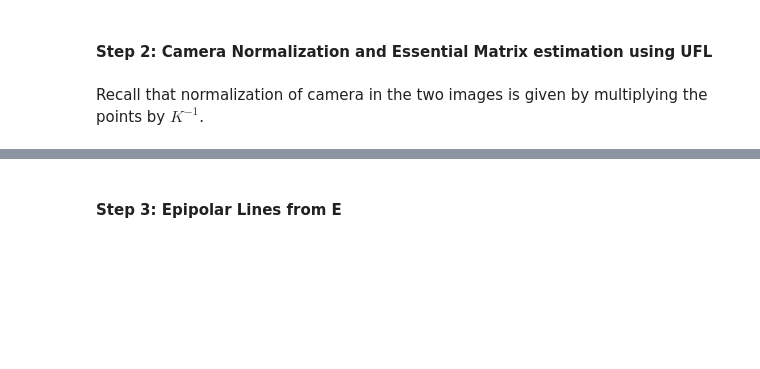
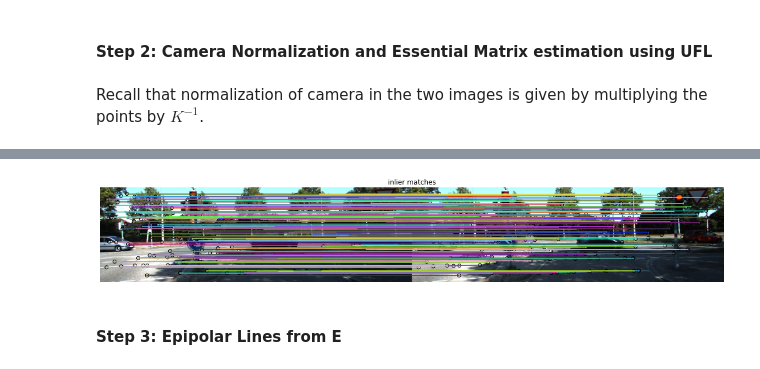
Before and after one commit to meixinzhang/rigid-moving-objects, a Jupyter notebook: rigid-moving-object.ipynb, the cells around one changed output, grey strips where cells are left out. Saved outputs shown, nothing was run; the diff lists cells and outputs as text; code cells hidden in the pictures; blank space fills up the shorter version.

```diff
--- a/rigid-moving-object.ipynb
+++ b/rigid-moving-object.ipynb
@@ -142,0 +113,78 @@ the number of inliers is 185
+# %%
+def estimate_ufl (src_pts, dst_pts, K = 1000, gamma = 0.01, T = 1e-20) :
+    """
+    Estimates a homography from src_pts to dst_pts using the UFL method.
+    K is the number of initial points to choose from
+    """
+    assert len(src_pts) == len(dst_pts)
+    num_pts = len(src_pts)
+
+    # Initial set of models
+    models = []
+
+    # Randomly choose K lines
+    for i in range(K) :
+        # Randomly choose 8 points
+        random_idx = np.random.choice(num_pts, 8, replace=False)
+        src_random = src_pts[random_idx]
+        dst_random = dst_pts[random_idx]
+        # Fit a homography through them
+        EMT = EssentialMatrixTransform()
+        if EMT.estimate(src_random, dst_random) :
+
+            models.append(EMT.params)
+            # print(np.diag(np.hstack((dst_random, np.ones((8,1)))) @ EMT.params @ np.vstack((src_random.T, np.ones(8)))))
+
+    # Remove duplicates in the initial set of models
+    models = np.unique(np.array(models), axis=0)
+
+    # Nearest model for each point
+    nearest_models = np.zeros(num_pts)-1
+    # Nearest distances for each point
+    distances = np.full(num_pts, np.Inf)
+
+    # Homogeneous coordinates
+    dst_hom = np.hstack((dst_pts  , np.ones((num_pts,1))))
+    src_hom = np.vstack((src_pts.T, np.ones(num_pts)))
+
+    # Find nearest model for each point
+    for i in range(len(models)) :
+        # Distances for each point to the current model
+        model_dists = np.diag(dst_hom @ models[i] @ src_hom) ** 2
+        # Update points where the current model has smaller distance
+        nearest_models[np.where((model_dists < distances) & (model_dists < T))] = i
+        # Update distances
+        distances = np.minimum(distances, model_dists)
+
+    print(distances)
+    print(nearest_models)
+
+ptsL_inv, ptsR_inv = matchedpoints_to_pairpoints(keypointsL, keypointsR, matchesLR)
+# swapping columns using advanced indexing https://docs.scipy.org/doc/numpy/reference/arra
+# This changes point coordinates from (y,x) in ptsL1/ptsR1 to (x,y) in ptsL/ptsR
+ptsL, ptsR = ptsL_inv[:,[1, 0]], ptsR_inv[:,[1, 0]]
+
+n_ptsL = camera_calib_nomalization(ptsL, K)
+n_ptsR = camera_calib_nomalization(ptsR, K)
+
+# TODO: REPLACE HERE RANSAC BY UFL
+# robustly estimate essential matrix using normalized points and RANSAC
+estimate_ufl(n_ptsL, n_ptsR)
+E_trans, E_inliers = ransac((n_ptsL, n_ptsR), EssentialMatrixTransform, min_samples=8, residual_threshold=0.0001, max_trials=5000)
+num_inliers = np.sum(E_inliers)
+print ('the number of inliers is {:2d}'.format(num_inliers))
+# Singular values for E
+E = E_trans.params
+
+ind = np.ogrid[:n_ptsL.shape[0]]
+EmatchesRansac = np.column_stack((ind[E_inliers],ind[E_inliers]))
+
+fig = plt.figure(5,figsize = (20, 8))
+axA = plt.subplot(111)
+axA.set_title("inlier matches")
+plt.gray()
+# NOTE: function "plot matches" expects that keypoint coordinates are given as (y,x), that is (row, col)
+plot_matches(axA, imL, imR, ptsL_inv, ptsR_inv, EmatchesRansac)
+axA.axis('off')
+plt.show()
+# %% [output]
@@ -143,3 +208,4 @@ the number of inliers is 185
+[figure, added]
 # %% [markdown]
 #### Step 3: Epipolar Lines from E
 # %% [markdown]
```
Also changed, not shown: parts of 8 cells of this notebook, 1 other file.
